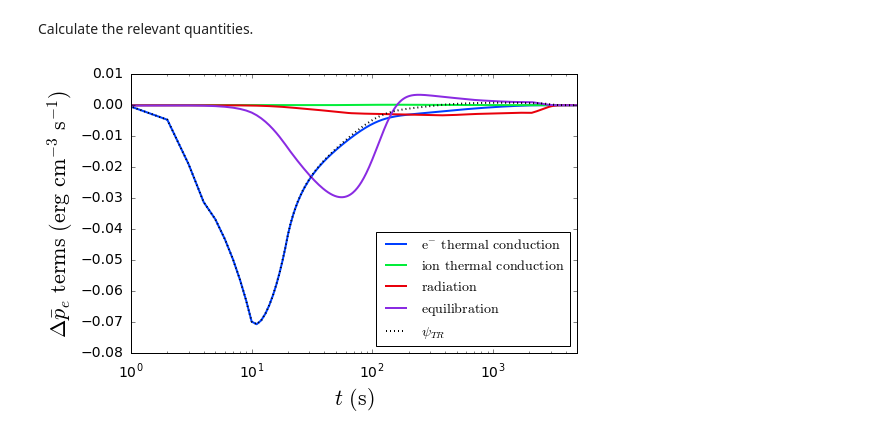
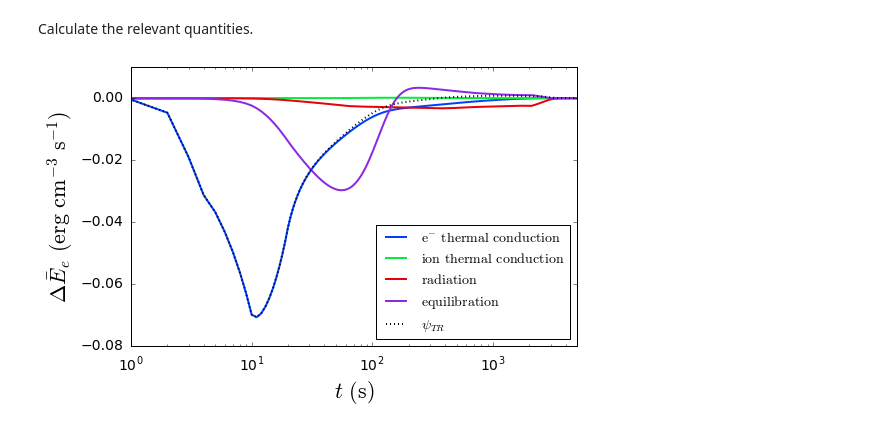
Before and after one commit to wtbarnes/research_notebook, a Jupyter notebook: figure_builders/hot_non_flaring_plasma_1_figures_appendix.ipynb, the cells around one changed output. Drawn from its saved outputs; the diff is of its cells as text; code cells hidden in the pictures.

Commit message:
minor updates to figure builder notebooks

```diff
--- a/figure_builders/hot_non_flaring_plasma_1_figures_appendix.ipynb
+++ b/figure_builders/hot_non_flaring_plasma_1_figures_appendix.ipynb
@@ -116,24 +116,25 @@ delta_terms.append(tmp)
 # %%
 labels = [r'$\mathrm{e}^{-}$ $\mathrm{thermal}$ $\mathrm{conduction}$',
           r'$\mathrm{ion}$ $\mathrm{thermal}$ $\mathrm{conduction}$',
           r'$\mathrm{radiation}$',r'$\mathrm{equilibration}$']
 fig = plt.figure(figsize=(8,5))
 ax = fig.gca()
 #axT = ax.twinx()
 for i in range(len(delta_terms)):
         ax.plot(t,delta_terms[i],color=sns.color_palette('bright')[i],label=labels[i])
 ax.plot(t,1.0/(config_dict['loop_length']*1.e+8)*1./(1.+Te/Ti)*(fce + (r3*(config_dict['loop_length']*1.e+8)*(n**2)*rad)-Te/Ti*fci),
        linestyle='dotted',color='k',label=r'$\psi_{TR}$')
 #axT.plot(t,Te/1e+6,linestyle='dashed',color='k')
 ax.set_xscale('log')
+ax.yaxis.set_major_locator(ticker.MaxNLocator(nbins=6))
 #ax.set_yscale('log')
 ax.set_xlim([1,config_dict['total_time']])
 ax.set_xlabel(r'$t$ $\mathrm{(s)}$')
-ax.set_ylabel(r'$\Delta\bar{p}_e$ $\mathrm{terms}$ $(\mathrm{erg}$ $\mathrm{cm}^{-3}$ $\mathrm{s}^{-1})$')
+ax.set_ylabel(r'$\Delta\bar{E}_e$ $(\mathrm{erg}$ $\mathrm{cm}^{-3}$ $\mathrm{s}^{-1})$')
 box = ax.get_position()
 #ax.set_position([box.x0, box.y0, box.width * 0.95, box.height])
 ax.legend(loc='best')
 plt.savefig('/home/wtb2/Documents/papers/hot_non-flaring_plasma_1/figures/psi_TR_compare.pdf')
 plt.show()
 # %% [output]
-[figure, old version]
+[figure, new version]
```
Also changed, not shown: 2 other files.
